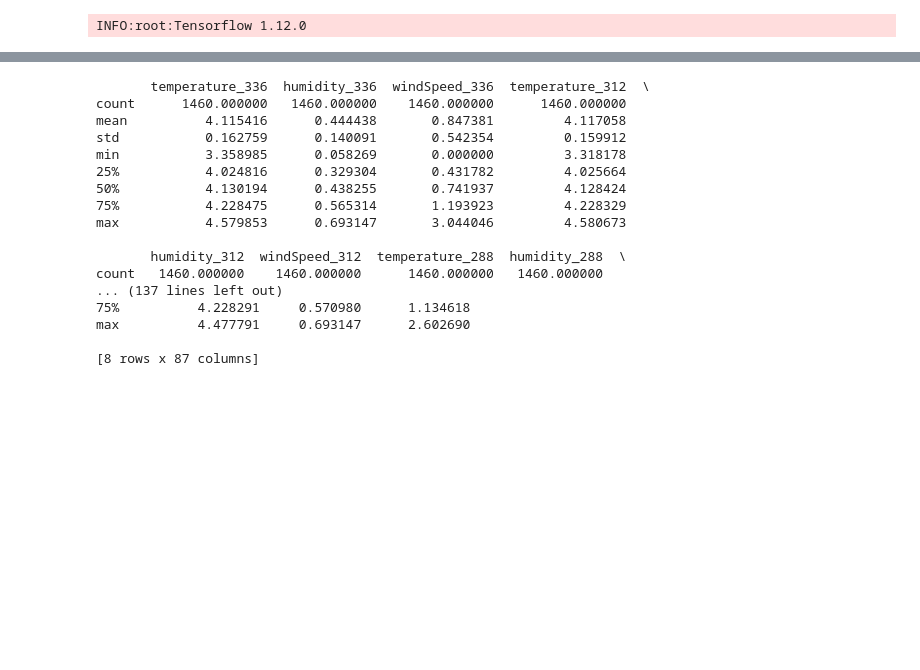
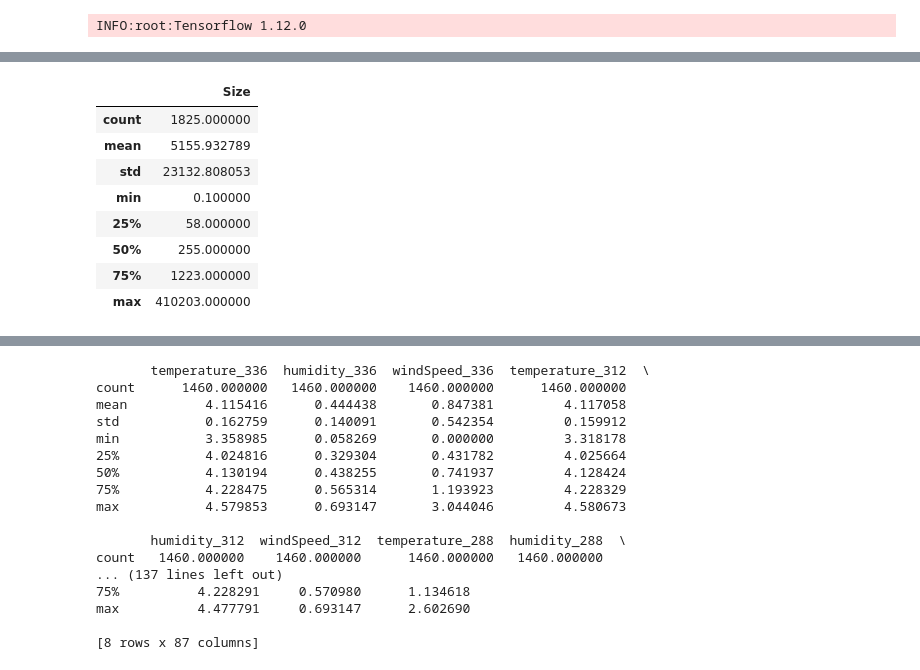
Before and after one commit to RickyCordero/predicting-wildfire-risk, a Jupyter notebook: tf/DNN_neural_net.ipynb, the cells around one changed output, grey strips where cells are left out. Drawn from its saved outputs; the diff is of its cells as text; code cells hidden in the pictures; blank space fills up the shorter version.

```diff
--- a/tf/DNN_neural_net.ipynb
+++ b/tf/DNN_neural_net.ipynb
@@ -136,10 +142,10 @@ def preprocess_data(wildfire_dataframe):
     target_features = ["Size"]
     all_features = descriptive_features+target_features
 
-    # get rid of columns not in all_features and restrict only daily data
-    c1 = lambda col: not hasNumbers(col) #
+    # keep all columns looking like a feature in all_features and restrict only daily data
+    c1 = lambda col: not hasNumbers(col) # keep target feature
     c2 = lambda col: (hasNumbers(col) and ignitionIndex(col) % 24 == 0) # daily data points
-    c3 = lambda col: any(map(lambda k: k in col, all_features)) #
+    c3 = lambda col: any(map(lambda k: k in col, all_features)) # if any feature is a substr of col
 
     cols = filter(lambda col: (c1(col) or c2(col)) and c3(col), [col for col in df.columns])
     df = df[cols]
@@ -147,10 +153,10 @@ def preprocess_data(wildfire_dataframe):
     # remove all rows containing a NaN in any feature
     df = df.dropna()
 
-
+    all_df = df.copy()
     all_targets = df[["Size"]].copy()
 
-    # create an 80/10/10 train/validation/test split
+    # create an 80/10/10 train/validation/test index split
     training_percent = .80
     training_length = math.floor(len(df.index) * training_percent)
     rest_size = len(df[training_length:].index)
@@ -161,14 +167,15 @@ def preprocess_data(wildfire_dataframe):
     validation_df = df.copy()[training_length:training_length+math.floor(rest_size/2)]
     test_df = df.copy()[training_length+math.floor(rest_size/2):]
 
-    def process_df(training_df):
+    def column_split(training_df):
         features = training_df.drop(columns=target_features)
         targets = training_df[target_features]
         return features, targets
 
-    training_features, training_targets = process_df(training_df)
-    validation_features, validation_targets = process_df(validation_df)
-    test_features, test_targets = process_df(test_df)
+
+    training_features, training_targets = column_split(training_df)
+    validation_features, validation_targets = column_split(validation_df)
+    test_features, test_targets = column_split(test_df)
 
     return training_features,\
             training_targets,\
@@ -176,7 +183,8 @@ def preprocess_data(wildfire_dataframe):
             validation_targets,\
             test_features,\
             test_targets, \
-            all_targets
+            all_targets, \
+            all_df
 # %%
 # Load data split from previous run
 
@@ -270,0 +277,9 @@ max    5738.000000
+# %%
+# Visualize the distribution of fire size in a single dimension
+import matplotlib.pyplot as plt
+val = 0. # this is the value where you want the data to appear on the y-axis.
+ar = all_df["Size"] # extract the fire sizes
+plt.plot(ar, np.zeros_like(ar) + val, 'x')
+plt.show()
+y_all.describe()
+# %% [output]
@@ -270,0 +288,9 @@ max    5738.000000
+|  | Size |
+| count | 1825.000000 |
+| mean | 5155.932789 |
+| std | 23132.808053 |
+| min | 0.100000 |
+| 25% | 58.000000 |
+| 50% | 255.000000 |
+| 75% | 1223.000000 |
+| max | 410203.000000 |
```
Also changed, not shown: parts of 9 cells of this notebook, 2 other files.
